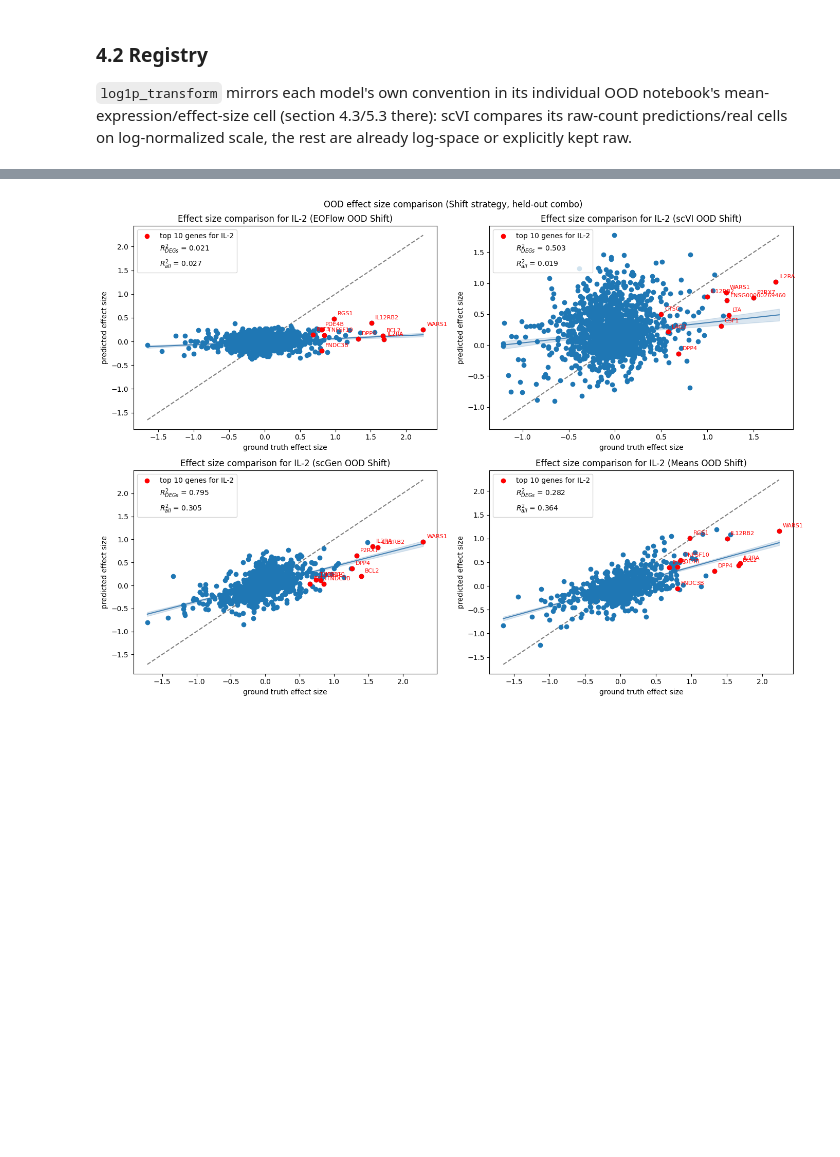
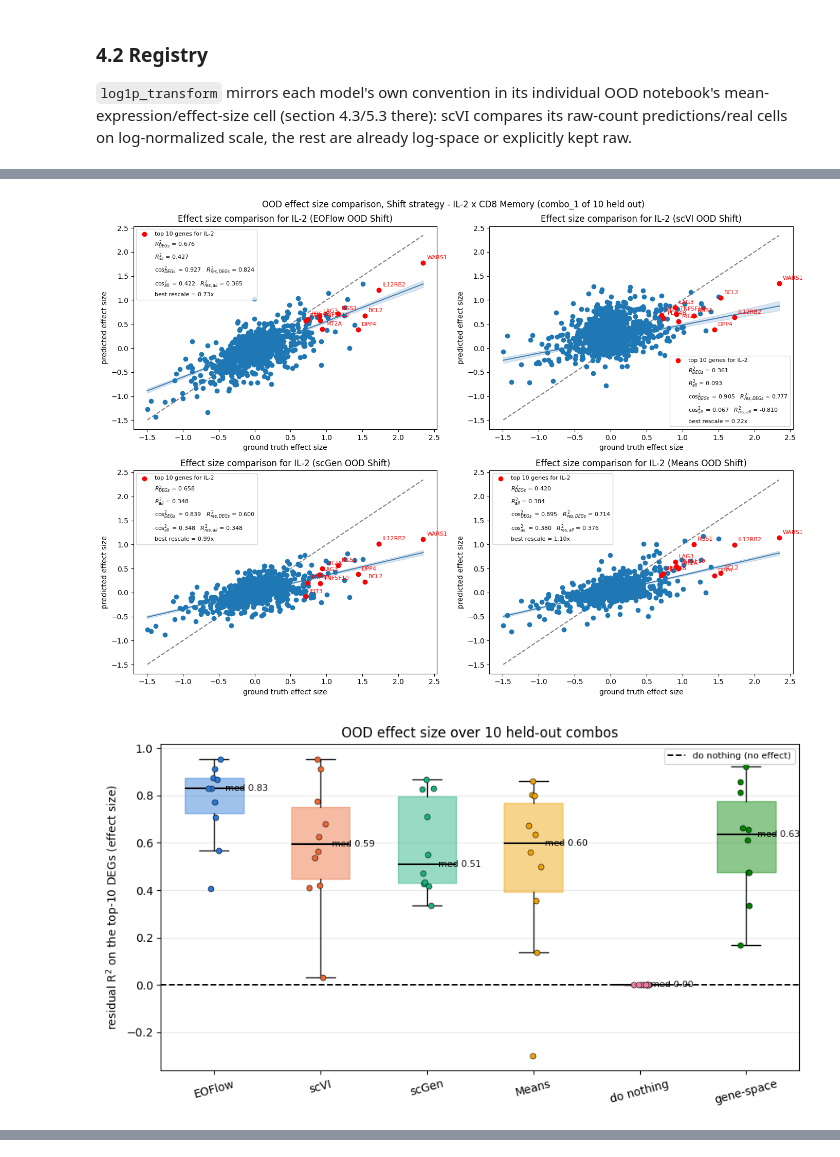
Before and after one commit to jan904/B-EOFlow, a Jupyter notebook: comparison.ipynb, the cells around one changed output, grey strips where cells are left out. Drawn from its saved outputs; the diff is of its cells as text; code cells hidden in the pictures; blank space fills up the shorter version.

```diff
--- a/comparison.ipynb
+++ b/comparison.ipynb
@@ -1157,18 +1670,88 @@ WARNING: adata.X seems to be already log-transformed.
 # %%
+from src.analysis.cf_expressions import effect_size_scores, plot_metric_boxplot
+
 fig, axes = plt.subplots(2, 2, figsize=(14, 10))
 for m, ax in zip(ood_models, axes.flat):
     cfs_fn = cfs_fn_from_adata(m["predictions"]["Shift"], source_label="Shift")
     plot_effect_size_comparison(
         m["scoped_analyzer"],
         key=m["key"],
         top_n=10,
         cfs_fn=cfs_fn,
         log1p_transform=m["log1p_transform"],
         method=f"{m['name']} OOD Shift",
         ax=ax,
     )
-fig.suptitle("OOD effect size comparison (Shift strategy, held-out combo)")
+fig.suptitle(f"OOD effect size comparison, Shift strategy - {HOLDOUT_CONTEXT}")
 plt.tight_layout()
 plt.savefig(os.path.join(plot_dir, "ood_effect_size_comparison.png"), dpi=300)
 plt.show()
+
+# ---- direction and magnitude of the effect, for every held-out combo
+effect_rows = []
+for name, combo in HOLDOUT_COMBOS.items():
+    if name not in ood_predictions_per_combo:
+        continue
+    preds = ood_predictions_per_combo[name]
+    cyt, cell = combo[eoflow_labels_key], combo["cell_type"]
+
+    # the control mean is subtracted from both sides, so it has to come from the same
+    # canonical space; preds["do nothing"] is that combo's control cells (set in 4.3)
+    ctrl_mean = canonicalize(preds["do nothing"]).mean(0)
+    real = canonicalize(
+        _ref[(_obs_cyt == cyt).to_numpy() & (_obs_cell == cell).to_numpy()]
+    ).mean(0)
+    truth = real - ctrl_mean
+
+    scoped = scoped_analyzer_for_combo(
+        eoflow_analyzer, combo, eoflow_combo_conditions, eoflow_labels_key,
+        cell_type_key="cell_type",
+    )
+    _, gene_idx = extract_top_genes(scoped, key=cyt, top_n=10)
+
+    for model, pred in preds.items():
+        delta = canonicalize(pred).mean(0) - ctrl_mean
+        allg = effect_size_scores(delta, truth)
+        degs = effect_size_scores(delta[gene_idx], truth[gene_idx])
+        effect_rows.append({
+            "combo": name, "model": model,
+            "cos2": allg["cos2"], "r2": allg["r2"], "scale": allg["scale"],
+            "cos2_DEGs": degs["cos2"], "r2_DEGs": degs["r2"],
+        })
+
+effect_per_combo = pd.DataFrame(effect_rows)
+
+# the same ten combos as the plot above, scored on the effect instead of the level: here
+# the boxes separate, and the do-nothing box collapses onto the dashed line it defines.
+fig, ax = plt.subplots(figsize=(9, 5))
+plot_metric_boxplot(
+    effect_per_combo, "r2_DEGs", ax=ax, hline=0.0, hline_label="do nothing (no effect)",
+    ylabel="residual R$^2$ on the top-10 DEGs (effect size)",
+    title=f"OOD effect size over {effect_per_combo.combo.nunique()} held-out combos",
+)
+plt.tight_layout()
+plt.savefig(os.path.join(plot_dir, "ood_effect_size_r2_degs_boxplot.png"), dpi=300)
+plt.show()
+
+effect_summary = (
+    effect_per_combo.groupby("model")
+    .agg(
+        cos2=("cos2", "median"),
+        r2=("r2", "median"),
+        scale=("scale", "median"),
+        cos2_DEGs=("cos2_DEGs", "median"),
+        r2_DEGs=("r2_DEGs", "median"),
+        # how often the model is worth using at all, rather than how well it does on average
+        beats_null=("r2", lambda s: int((s > 0).sum())),
+    )
+    .round(3)
+    .sort_values("r2", ascending=False)
+)
+effect_per_combo.to_csv(os.path.join(comparison_dir, "ood_effect_size_per_combo.csv"),
+                        index=False)
+print(f"effect-size scores over {effect_per_combo.combo.nunique()} held-out combos "
+      f"(medians; beats_null counts combos with r2 > 0, i.e. better than doing nothing)")
+effect_summary
 # %% [output]
+[figure, new version]
+[figure, added]
@@ -1178 +1758,0 @@ WARNING: adata.X seems to be already log-transformed.
-[figure, old version]
```
Also changed, not shown: parts of 36 cells of this notebook.
